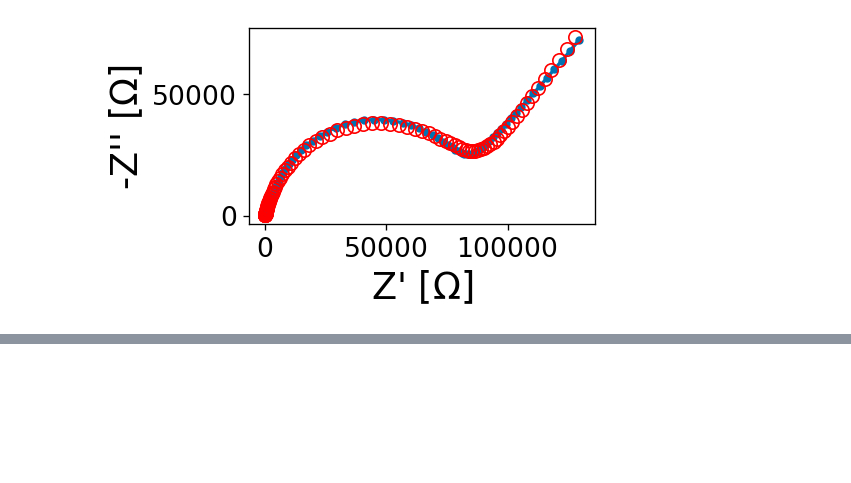
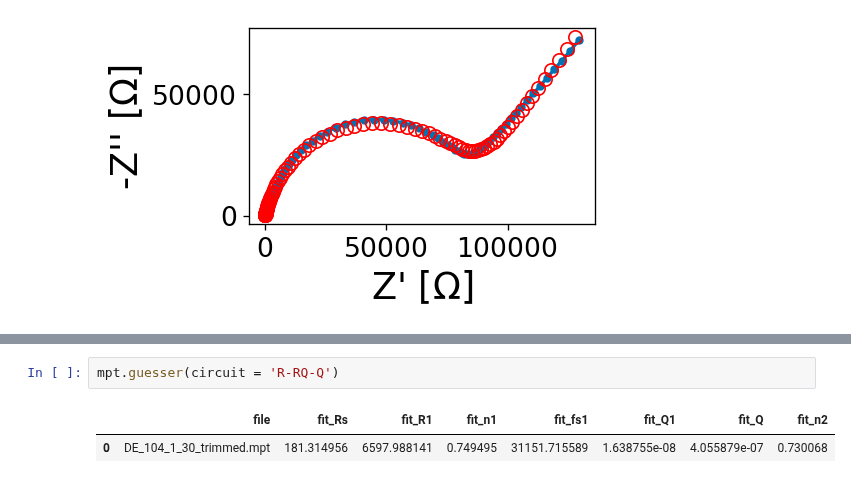
Before and after one commit to WildcatDiscovery/EIS_Manager, a Jupyter notebook: utils/test.ipynb, the cells around one changed output, grey strips where cells are left out. Drawn from its saved outputs; the diff is of its cells as text; blank space fills up the shorter version.

```diff
--- a/utils/test.ipynb
+++ b/utils/test.ipynb
@@ -89,0 +53,5 @@ No handles with labels found to put in legend.
+# %%
+mpt.guesser(circuit = 'R-RQ-Q')
+# %% [output]
+|  | file | fit_Rs | fit_R1 | fit_n1 | fit_fs1 | fit_Q1 | fit_Q | fit_n2 |
+| 0 | DE_104_1_30_trimmed.mpt | 181.314956 | 6597.988141 | 0.749495 | 31151.715589 | 1.638755e-08 | 4.055879e-07 | 0.730068 |
```
Also changed, not shown: parts of 6 cells of this notebook, 13 other files.
